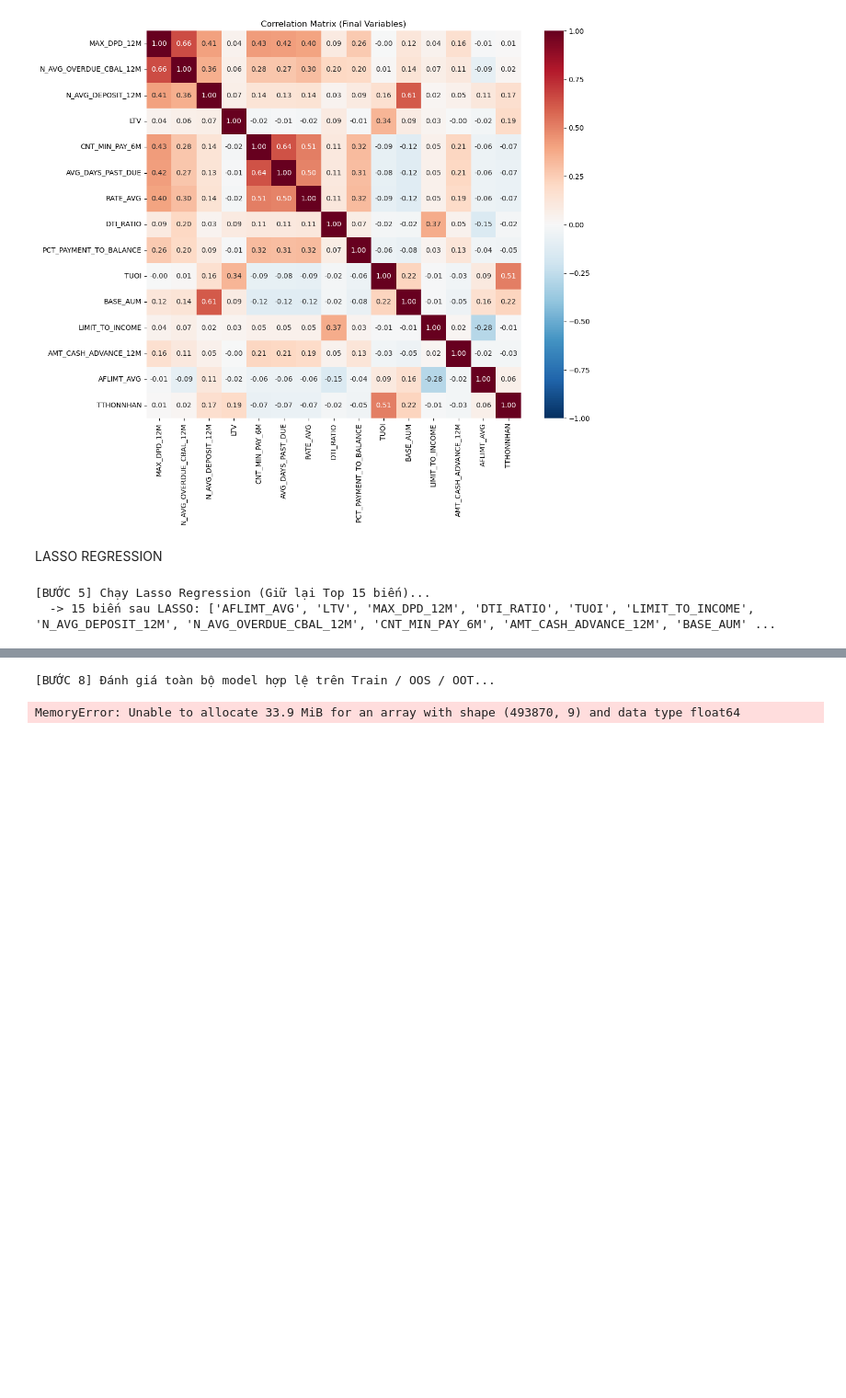
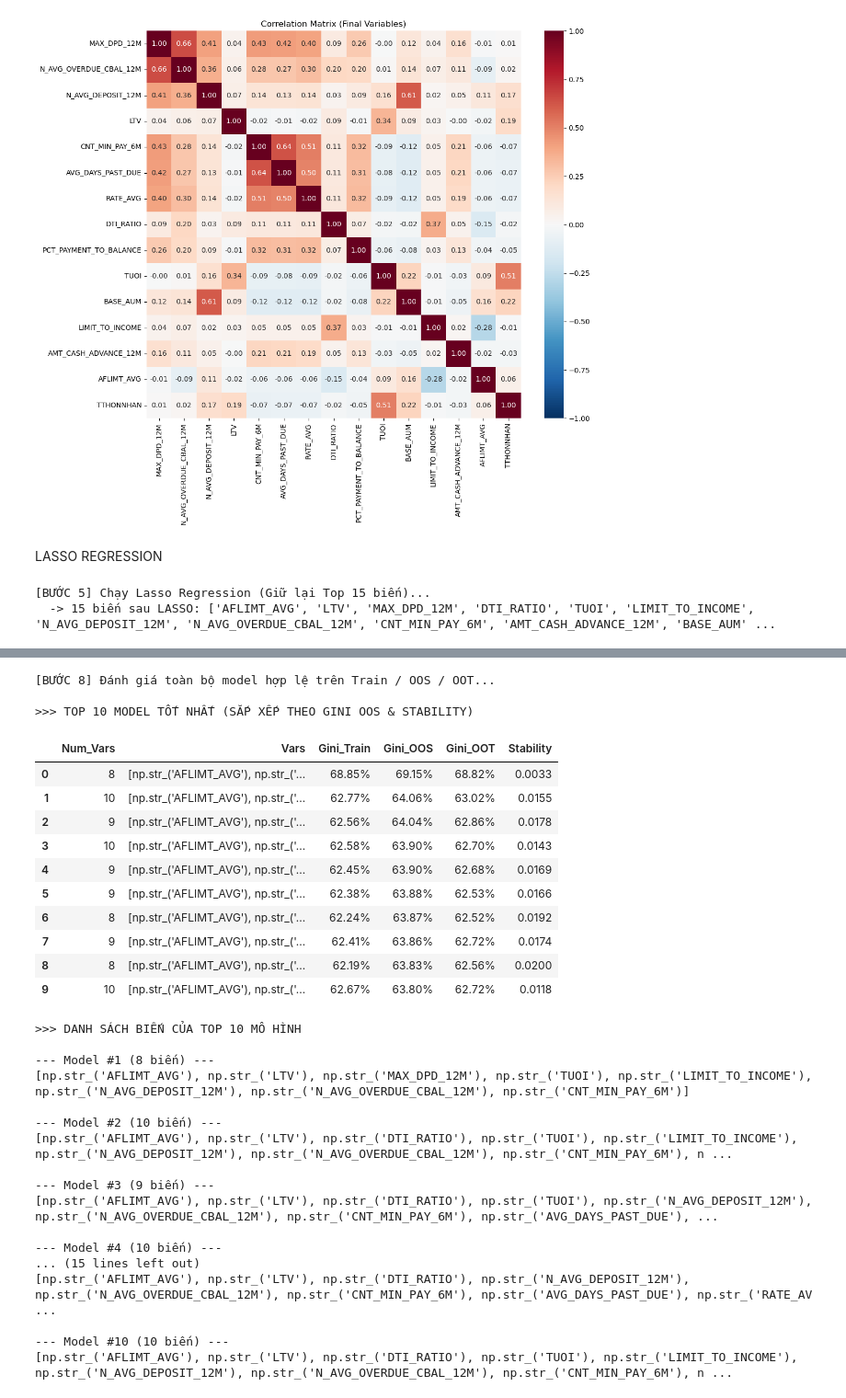
Before and after one commit to ToanNguyn/Khoa-luan, a Jupyter notebook: Log reg/seg1_model.ipynb, the cells around one changed output, grey strips where cells are left out. Shown at 92% size. Saved outputs shown, nothing was run; the diff lists cells and outputs as text; code cells hidden in the pictures; blank space fills up the shorter version.

```diff
--- a/Log reg/seg1_model.ipynb
+++ b/Log reg/seg1_model.ipynb
@@ -497,7 +497,7 @@ LASSO REGRESSION
 TARGET_LASSO_VARS = 15      # Số lượng biến giữ lại sau Lasso
 BRUTE_FORCE_K_MIN = 8       # Số biến tối thiểu trong mô hình final
 BRUTE_FORCE_K_MAX = 15      # Số biến tối đa
-N_JOBS            = 15      # Số luồng CPU chạy song song
+N_JOBS            = -1      # Số luồng CPU chạy song song
 TARGET_COL        = target_col # Tên biến target (đã define ở đầu notebook)
 
 # ============================================================
@@ -608,3 +655,12 @@ valid_models.columns
+# %%
+valid_sorted = sorted(
+    valid_models,
+    key=lambda x: x[4],   # x[4] = gini brute-force
+    reverse=True          # lấy giảm dần
+)
+
+# Lấy top 100 giữ nguyên y nguyên tuple
+valid_top100 = valid_sorted[:100]
 # %%
 # ============================================================
 # BƯỚC 8: LỌC TOP 10 MÔ HÌNH ỔN ĐỊNH NHẤT
@@ -618,7 +674,7 @@ print("\n[BƯỚC 8] Đánh giá toàn bộ model hợp lệ trên Train / OOS /
 
 model_records = []
 
-for idx, (num_vars, vars_list, coefs, weights, gini_train_bruteforce) in enumerate(valid_models):
+for idx, (num_vars, vars_list, coefs, weights, gini_train_bruteforce) in enumerate(valid_top100):
 
     # 1. Fit Statsmodels Logit
     X_train_best = sm.add_constant(X_train_final[vars_list])
@@ -663,32 +719,61 @@ for idx, (num_vars, vars_list, coefs, weights, gini_train_bruteforce) in enumera
 
 df_models = pd.DataFrame(model_records)
 
 df_models_sorted = df_models.sort_values(
     by=["Gini_OOS", "Stability"],
     ascending=[False, True]
 ).reset_index(drop=True)
 
 # Lấy top 10
 top10 = df_models_sorted.head(10)
 
 print("\n>>> TOP 10 MODEL TỐT NHẤT (SẮP XẾP THEO GINI OOS & STABILITY)")
 display(top10[["Num_Vars", "Vars", "Gini_Train", "Gini_OOS", "Gini_OOT", "Stability"]]
         .style.format({
             "Gini_Train": "{:.2%}",
             "Gini_OOS": "{:.2%}",
             "Gini_OOT": "{:.2%}",
             "Stability": "{:.4f}"
         }))
 
 # ============================================================
 # IN RA DANH SÁCH BIẾN CỦA 10 MODEL
 # ============================================================
 
 print("\n>>> DANH SÁCH BIẾN CỦA TOP 10 MÔ HÌNH")
 for i, row in top10.iterrows():
     print(f"\n--- Model #{i+1} ({row['Num_Vars']} biến) ---")
     print(row["Vars"])
 # %% [output]
 [BƯỚC 8] Đánh giá toàn bộ model hợp lệ trên Train / OOS / OOT...
+
+>>> TOP 10 MODEL TỐT NHẤT (SẮP XẾP THEO GINI OOS & STABILITY)
+|  | Num_Vars | Vars | Gini_Train | Gini_OOS | Gini_OOT | Stability |
+| 0 | 8 | [np.str_('AFLIMT_AVG'), np.str_('... | 68.85% | 69.15% | 68.82% | 0.0033 |
+| 1 | 10 | [np.str_('AFLIMT_AVG'), np.str_('... | 62.77% | 64.06% | 63.02% | 0.0155 |
+| 2 | 9 | [np.str_('AFLIMT_AVG'), np.str_('... | 62.56% | 64.04% | 62.86% | 0.0178 |
+| 3 | 10 | [np.str_('AFLIMT_AVG'), np.str_('... | 62.58% | 63.90% | 62.70% | 0.0143 |
+| 4 | 9 | [np.str_('AFLIMT_AVG'), np.str_('... | 62.45% | 63.90% | 62.68% | 0.0169 |
+| 5 | 9 | [np.str_('AFLIMT_AVG'), np.str_('... | 62.38% | 63.88% | 62.53% | 0.0166 |
+| 6 | 8 | [np.str_('AFLIMT_AVG'), np.str_('... | 62.24% | 63.87% | 62.52% | 0.0192 |
+| 7 | 9 | [np.str_('AFLIMT_AVG'), np.str_('... | 62.41% | 63.86% | 62.72% | 0.0174 |
+| 8 | 8 | [np.str_('AFLIMT_AVG'), np.str_('... | 62.19% | 63.83% | 62.56% | 0.0200 |
+| 9 | 10 | [np.str_('AFLIMT_AVG'), np.str_('... | 62.67% | 63.80% | 62.72% | 0.0118 |
-MemoryError: Unable to allocate 33.9 MiB for an array with shape (493870, 9) and data type float64
+>>> DANH SÁCH BIẾN CỦA TOP 10 MÔ HÌNH
+
+--- Model #1 (8 biến) ---
+[np.str_('AFLIMT_AVG'), np.str_('LTV'), np.str_('MAX_DPD_12M'), np.str_('TUOI'), np.str_('LIMIT_TO_INCOME'), np.str_('N_AVG_DEPOSIT_12M'), np.str_('N_AVG_OVERDUE_CBAL_12M'), np.str_('CNT_MIN_PAY_6M')]
+
+--- Model #2 (10 biến) ---
+[np.str_('AFLIMT_AVG'), np.str_('LTV'), np.str_('DTI_RATIO'), np.str_('TUOI'), np.str_('LIMIT_TO_INCOME'), np.str_('N_AVG_DEPOSIT_12M'), np.str_('N_AVG_OVERDUE_CBAL_12M'), np.str_('CNT_MIN_PAY_6M'), n ...
+
+--- Model #3 (9 biến) ---
+[np.str_('AFLIMT_AVG'), np.str_('LTV'), np.str_('DTI_RATIO'), np.str_('TUOI'), np.str_('N_AVG_DEPOSIT_12M'), np.str_('N_AVG_OVERDUE_CBAL_12M'), np.str_('CNT_MIN_PAY_6M'), np.str_('AVG_DAYS_PAST_DUE'), ...
+
+--- Model #4 (10 biến) ---
+... (15 lines left out)
+[np.str_('AFLIMT_AVG'), np.str_('LTV'), np.str_('DTI_RATIO'), np.str_('N_AVG_DEPOSIT_12M'), np.str_('N_AVG_OVERDUE_CBAL_12M'), np.str_('CNT_MIN_PAY_6M'), np.str_('AVG_DAYS_PAST_DUE'), np.str_('RATE_AV ...
+
+--- Model #10 (10 biến) ---
+[np.str_('AFLIMT_AVG'), np.str_('LTV'), np.str_('DTI_RATIO'), np.str_('TUOI'), np.str_('LIMIT_TO_INCOME'), np.str_('N_AVG_DEPOSIT_12M'), np.str_('N_AVG_OVERDUE_CBAL_12M'), np.str_('CNT_MIN_PAY_6M'), n ...
 # %%
```
Also changed, not shown: parts of 6 cells of this notebook, 6 other files.
